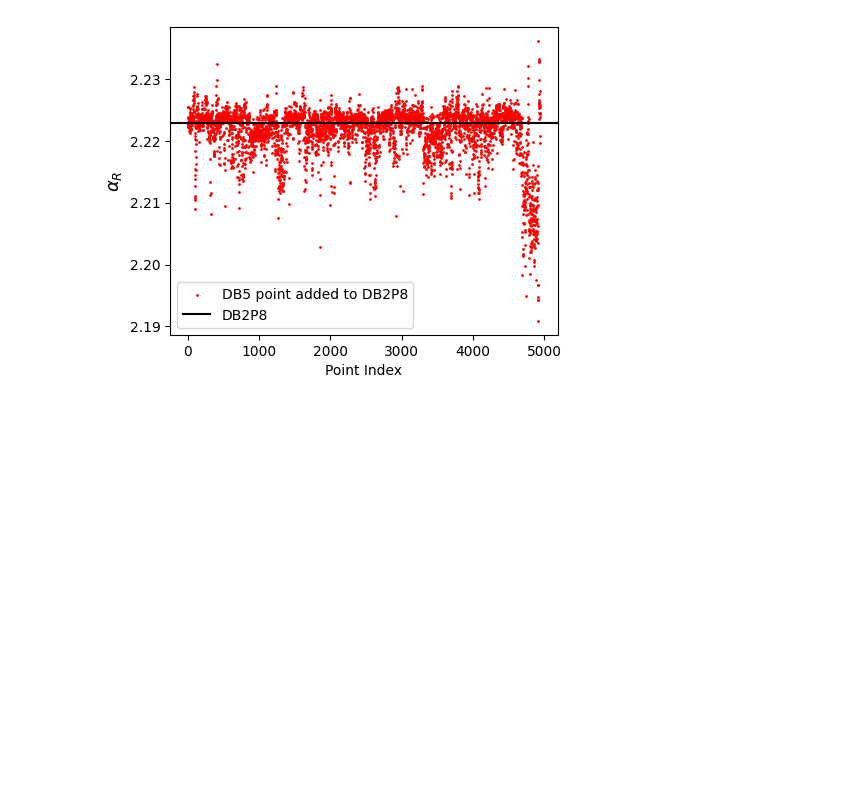
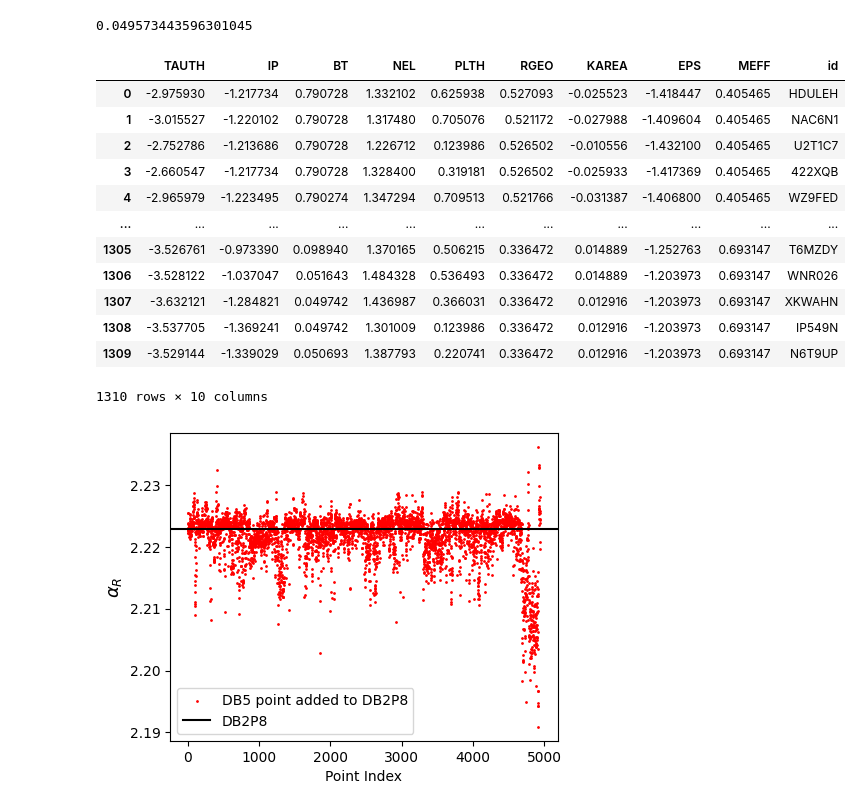
Before and after one commit to Chinnasf/FUSION-EP-Master-Thesis, a Jupyter notebook: Optimization/group_analyses_on_reduced_DS_random_sampling.ipynb, the cells around one changed output. Cells and saved outputs as stored; diff of their text form; code cells hidden in the pictures; blank space fills up the shorter version.

```diff
--- a/Optimization/group_analyses_on_reduced_DS_random_sampling.ipynb
+++ b/Optimization/group_analyses_on_reduced_DS_random_sampling.ipynb
@@ -63,3 +90,23 @@ regression_DB2 = get_regression_np(R[R.id.isin([0])])[1]
+# %%
+np.exp(-3.0043	)
+# %% [output]
+0.049573443596301045
+# %%
+DB2
+# %% [output]
+|  | TAUTH | IP | BT | NEL | PLTH | RGEO | KAREA | EPS | MEFF | id |
+| 0 | -2.975930 | -1.217734 | 0.790728 | 1.332102 | 0.625938 | 0.527093 | -0.025523 | -1.418447 | 0.405465 | HDULEH |
+| 1 | -3.015527 | -1.220102 | 0.790728 | 1.317480 | 0.705076 | 0.521172 | -0.027988 | -1.409604 | 0.405465 | NAC6N1 |
+| 2 | -2.752786 | -1.213686 | 0.790728 | 1.226712 | 0.123986 | 0.526502 | -0.010556 | -1.432100 | 0.405465 | U2T1C7 |
+| 3 | -2.660547 | -1.217734 | 0.790728 | 1.328400 | 0.319181 | 0.526502 | -0.025933 | -1.417369 | 0.405465 | 422XQB |
+| 4 | -2.965979 | -1.223495 | 0.790274 | 1.347294 | 0.709513 | 0.521766 | -0.031387 | -1.406800 | 0.405465 | WZ9FED |
+| ... | ... | ... | ... | ... | ... | ... | ... | ... | ... | ... |
+| 1305 | -3.526761 | -0.973390 | 0.098940 | 1.370165 | 0.506215 | 0.336472 | 0.014889 | -1.252763 | 0.693147 | T6MZDY |
+| 1306 | -3.528122 | -1.037047 | 0.051643 | 1.484328 | 0.536493 | 0.336472 | 0.014889 | -1.203973 | 0.693147 | WNR026 |
+| 1307 | -3.632121 | -1.284821 | 0.049742 | 1.436987 | 0.366031 | 0.336472 | 0.012916 | -1.203973 | 0.693147 | XKWAHN |
+| 1308 | -3.537705 | -1.369241 | 0.049742 | 1.301009 | 0.123986 | 0.336472 | 0.012916 | -1.203973 | 0.693147 | IP549N |
+| 1309 | -3.529144 | -1.339029 | 0.050693 | 1.387793 | 0.220741 | 0.336472 | 0.012916 | -1.203973 | 0.693147 | N6T9UP |
+1310 rows × 10 columns
 # %%
 plt.figure(figsize=(5,4))
 plt.scatter(reg_data.index, reg_data.αR, s=1, c="r", label="DB5 point added to DB2P8")
```
Also changed, not shown: parts of 2 cells of this notebook, 2 other files.
